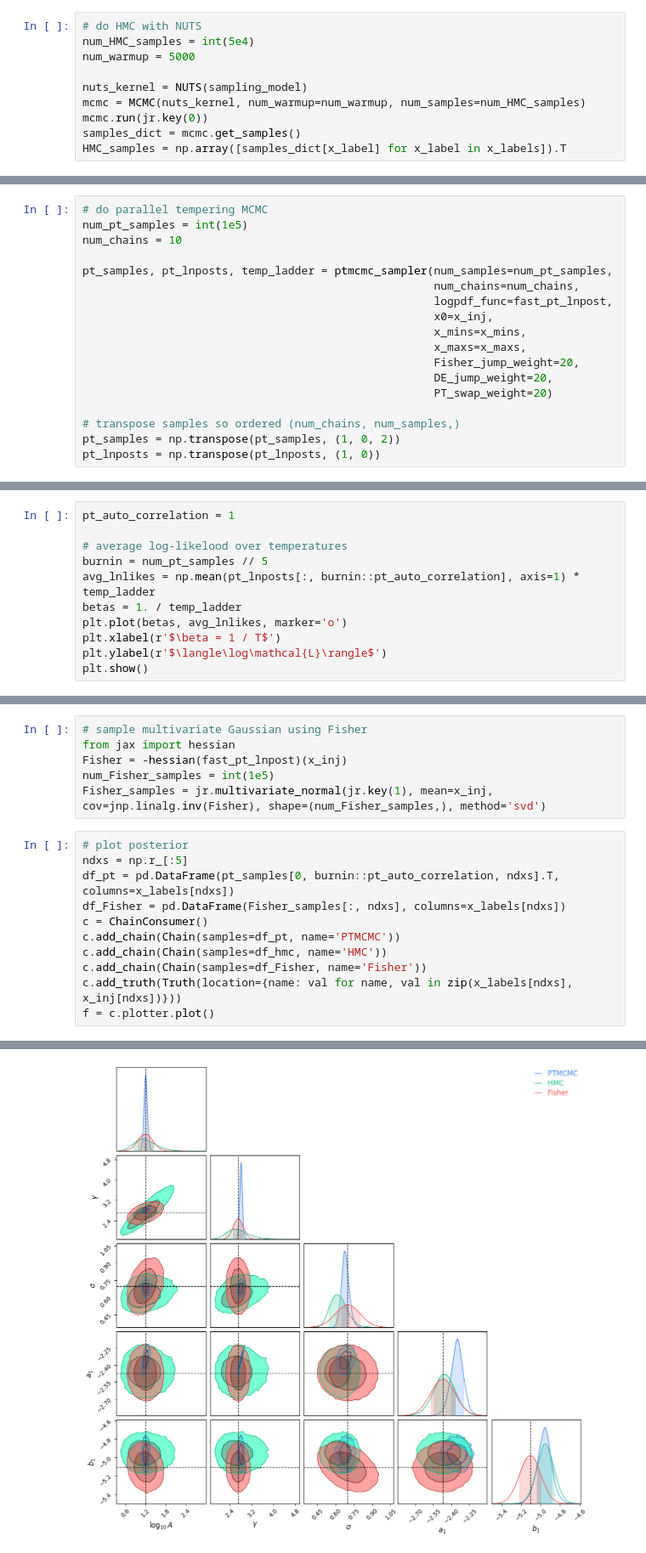
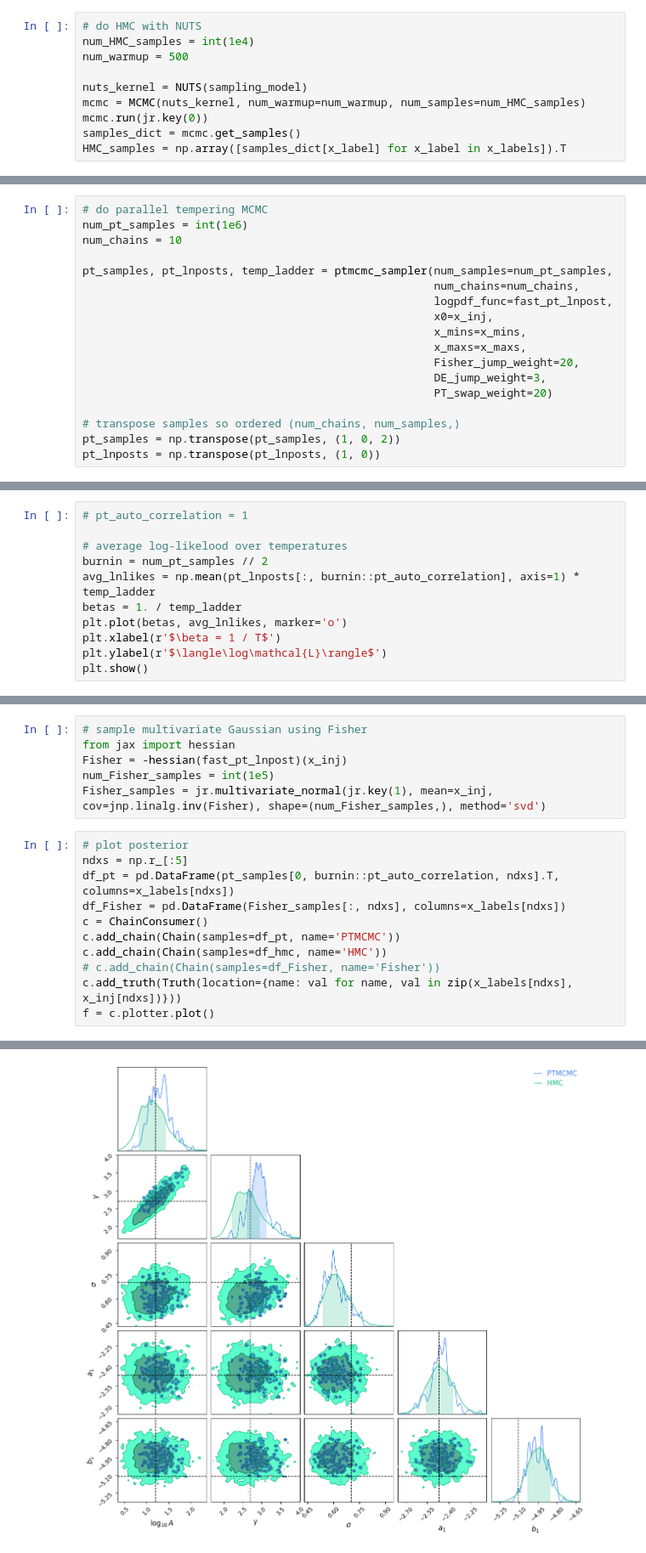
Before and after one commit to aiden-g12321/miscMCMC, a Jupyter notebook: examples/power_law.ipynb, the cells around one changed output, grey strips where cells are left out. Shown at 85% size. Drawn from its saved outputs; the diff is of its cells as text.

```diff
--- a/examples/power_law.ipynb
+++ b/examples/power_law.ipynb
@@ -180,8 +180,8 @@ def sampling_model():
     numpyro.factor('log_posterior', fast_lnpost(x))
 # %%
 # do HMC with NUTS
-num_HMC_samples = int(5e4)
-num_warmup = 5000
+num_HMC_samples = int(1e4)
+num_warmup = 500
 
 nuts_kernel = NUTS(sampling_model)
 mcmc = MCMC(nuts_kernel, num_warmup=num_warmup, num_samples=num_HMC_samples)
@@ -252,7 +252,7 @@ def pt_lnpost(x, temperature=1.0):
 fast_pt_lnpost = jit(pt_lnpost)
 # %%
 # do parallel tempering MCMC
-num_pt_samples = int(1e5)
+num_pt_samples = int(1e6)
 num_chains = 10
 
 pt_samples, pt_lnposts, temp_ladder = ptmcmc_sampler(num_samples=num_pt_samples,
@@ -262,7 +262,7 @@ pt_samples, pt_lnposts, temp_ladder = ptmcmc_sampler(num_samples=num_pt_samples,
                                                      x_mins=x_mins,
                                                      x_maxs=x_maxs,
                                                      Fisher_jump_weight=20,
-                                                     DE_jump_weight=20,
+                                                     DE_jump_weight=3,
                                                      PT_swap_weight=20)
 
 # transpose samples so ordered (num_chains, num_samples,)
@@ -304,8 +304,8 @@ tau: [2993.54732068]
 # %%
-pt_auto_correlation = 1
+# pt_auto_correlation = 1
 
 # average log-likelood over temperatures
-burnin = num_pt_samples // 5
+burnin = num_pt_samples // 2
 avg_lnlikes = np.mean(pt_lnposts[:, burnin::pt_auto_correlation], axis=1) * temp_ladder
 betas = 1. / temp_ladder
 plt.plot(betas, avg_lnlikes, marker='o')
@@ -328,7 +328,7 @@ df_Fisher = pd.DataFrame(Fisher_samples[:, ndxs], columns=x_labels[ndxs])
 c = ChainConsumer()
 c.add_chain(Chain(samples=df_pt, name='PTMCMC'))
 c.add_chain(Chain(samples=df_hmc, name='HMC'))
-c.add_chain(Chain(samples=df_Fisher, name='Fisher'))
+# c.add_chain(Chain(samples=df_Fisher, name='Fisher'))
 c.add_truth(Truth(location={name: val for name, val in zip(x_labels[ndxs], x_inj[ndxs])}))
 f = c.plotter.plot()
 # %% [output]
@@ -335 +339 @@ f = c.plotter.plot()
-[figure, old version]
+[figure, new version]
```
Also changed, not shown: parts of 10 cells of this notebook, 3 other files.
